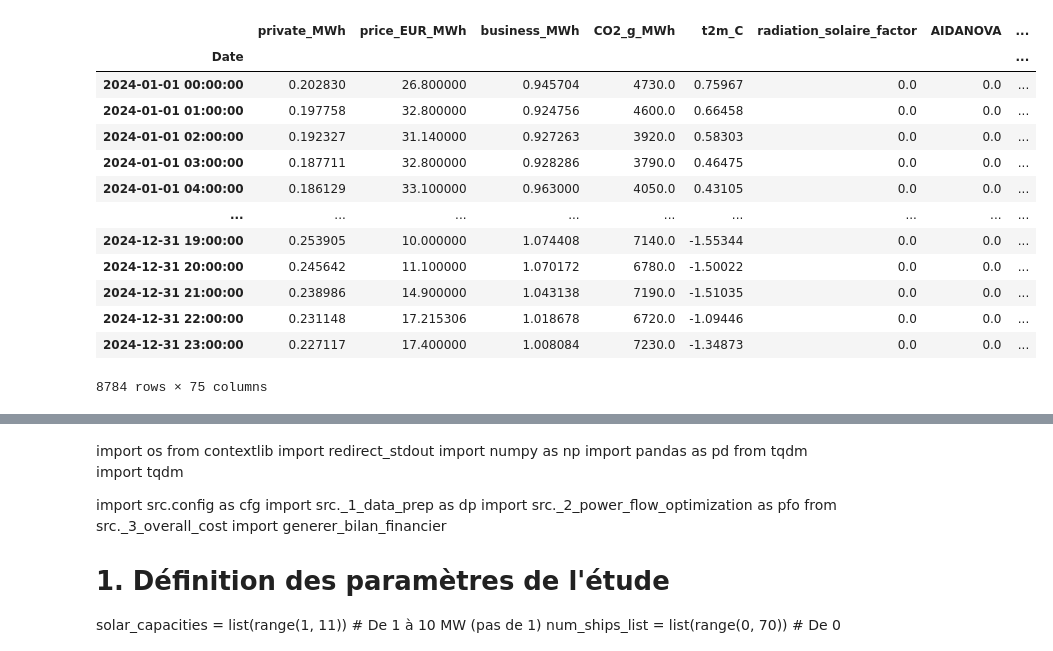
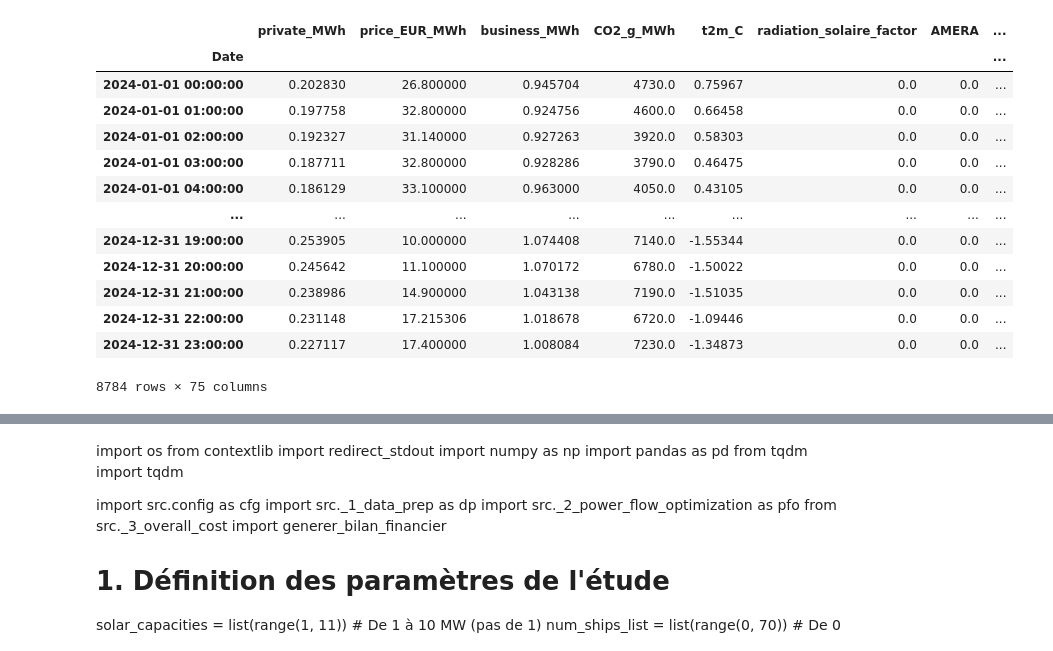
Before and after one commit to Esouthon/Alesund_Simulation_cost, a Jupyter notebook: tests.ipynb, the cells around one changed output, grey strips where cells are left out. Drawn from its saved outputs; the diff is of its cells as text; code cells hidden in the pictures.

```diff
--- a/tests.ipynb
+++ b/tests.ipynb
@@ -12,9 +12,9 @@ import src._2_power_flow_optimization as pfo
 from src._3_overall_cost import generer_bilan_financier
 # %%
 df_raw = dp.load_and_prepare_data()
-dp.sort_ship_columns(df_raw, start_idx=6, First_ship=0, Last_ship=70)
+df_raw
 # %% [output]
-|  | private_MWh | price_EUR_MWh | business_MWh | CO2_g_MWh | t2m_C | radiation_solaire_factor | AIDANOVA | ... |
+|  | private_MWh | price_EUR_MWh | business_MWh | CO2_g_MWh | t2m_C | radiation_solaire_factor | AMERA | ... |
 | Date |  |  |  |  |  |  |  | ... |
 | 2024-01-01 00:00:00 | 0.202830 | 26.800000 | 0.945704 | 4730.0 | 0.75967 | 0.0 | 0.0 | ... |
 | 2024-01-01 01:00:00 | 0.197758 | 32.800000 | 0.924756 | 4600.0 | 0.66458 | 0.0 | 0.0 | ... |
```
Also changed, not shown: parts of 5 cells of this notebook, 11 other files.
